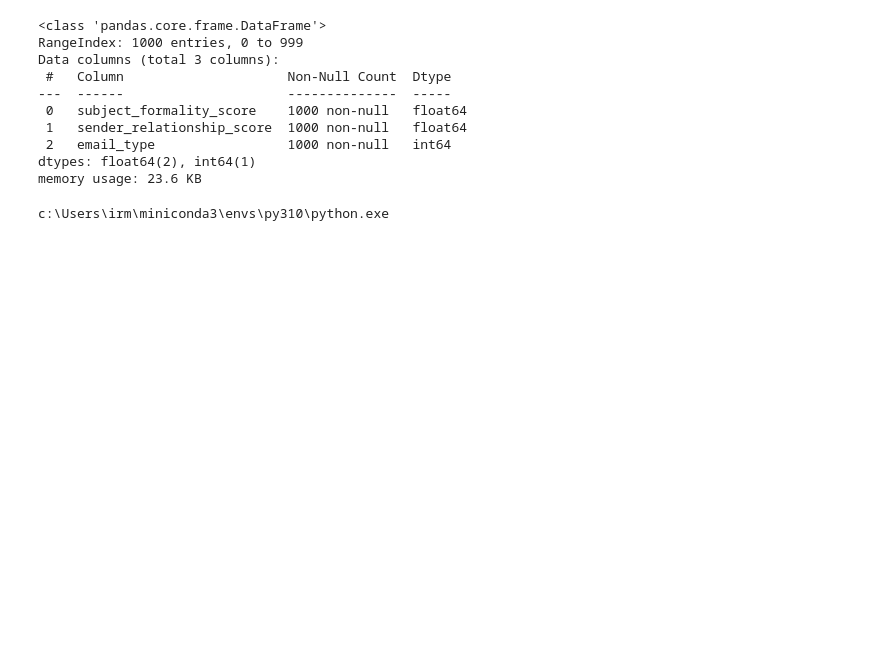
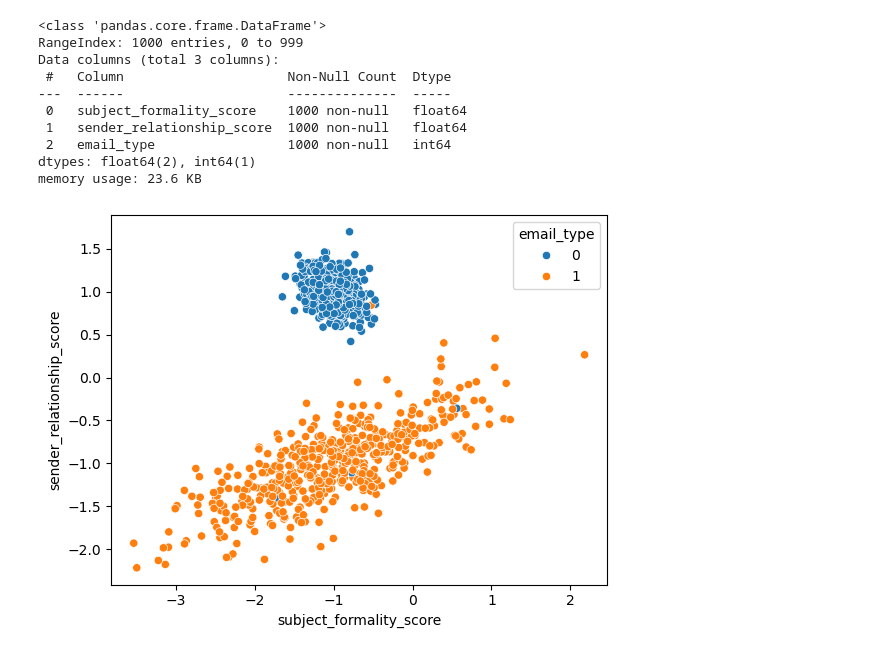
Before and after one commit to iremmozkaynak/Deep-Learning-Journey, a Jupyter notebook: 08-LinearvsNonLinear.ipynb, the cells around one changed output. Saved outputs shown, nothing was run; the diff lists cells and outputs as text; code cells hidden in the pictures; blank space fills up the shorter version.

```diff
--- a/08-LinearvsNonLinear.ipynb
+++ b/08-LinearvsNonLinear.ipynb
@@ -30,7 +28,7 @@ Data columns (total 3 columns):
 dtypes: float64(2), int64(1)
 memory usage: 23.6 KB
 # %%
-import sys
-print(sys.executable)
+sns.scatterplot(x=df["subject_formality_score"] , y=df["sender_relationship_score"], hue = df["email_type"])
+plt.show()
 # %% [output]
-c:\Users\irm\miniconda3\envs\py310\python.exe
+[figure, added]
```
Also changed, not shown: parts of 20 cells of this notebook, 4 other files.
